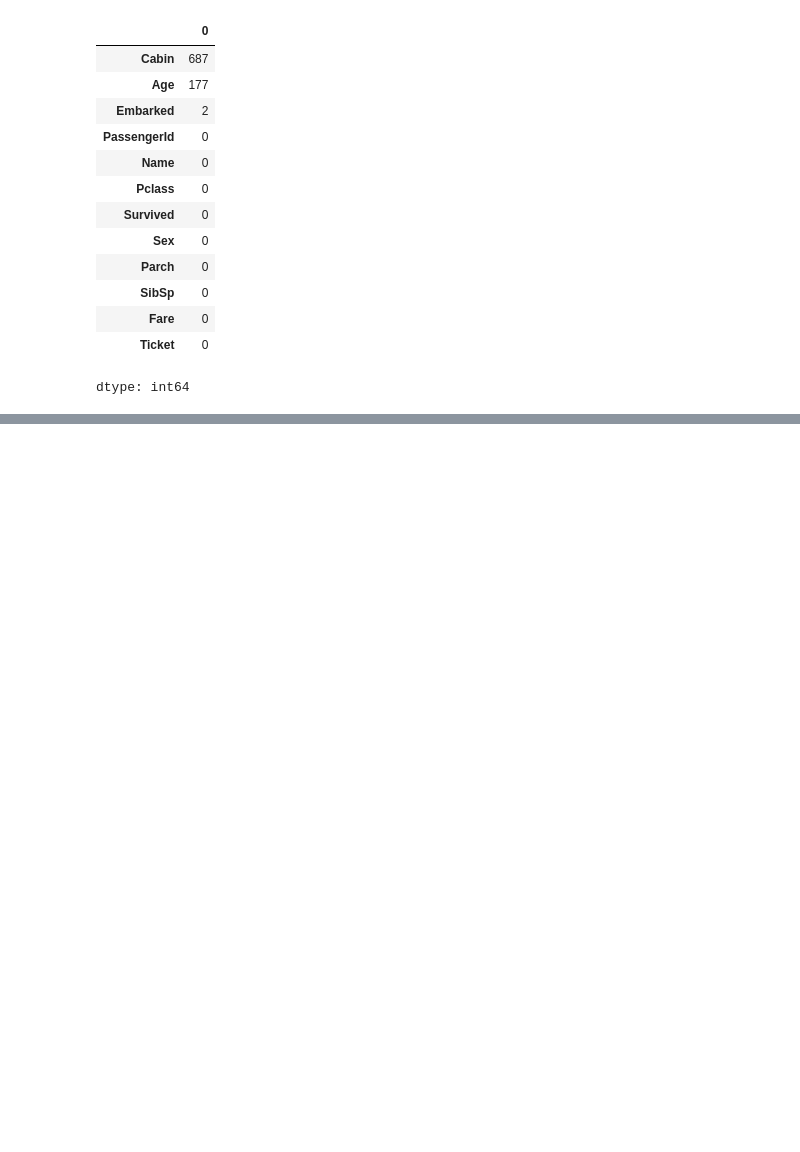
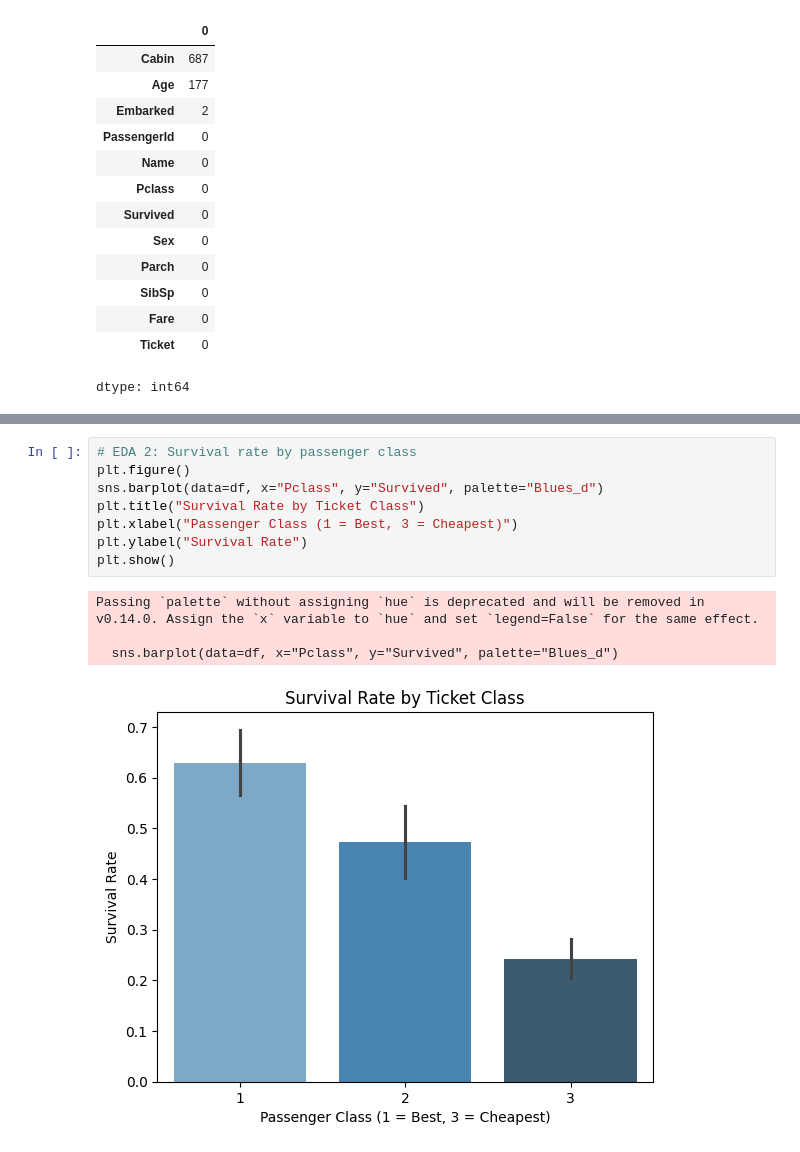
Before and after one commit to shivamkumar359/3rd-SEM-CLASS-CODES, a Jupyter notebook: ML/W1/ ml_practical_session_by_mithun_dj.ipynb, the cells around one changed output, grey strips where cells are left out. Cells and saved outputs as stored; diff of their text form; blank space fills up the shorter version.

```diff
--- a/ML/W1/ ml_practical_session_by_mithun_dj.ipynb
+++ b/ML/W1/ ml_practical_session_by_mithun_dj.ipynb
@@ -67,0 +90,13 @@ dtype: int64
+# %%
+# EDA 2: Survival rate by passenger class
+plt.figure()
+sns.barplot(data=df, x="Pclass", y="Survived", palette="Blues_d")
+plt.title("Survival Rate by Ticket Class")
+plt.xlabel("Passenger Class (1 = Best, 3 = Cheapest)")
+plt.ylabel("Survival Rate")
+plt.show()
+# %% [output]
+Passing `palette` without assigning `hue` is deprecated and will be removed in v0.14.0. Assign the `x` variable to `hue` and set `legend=False` for the same effect.
+
+  sns.barplot(data=df, x="Pclass", y="Survived", palette="Blues_d")
+[figure, added]
```
Also changed, not shown: parts of 2 cells of this notebook.
